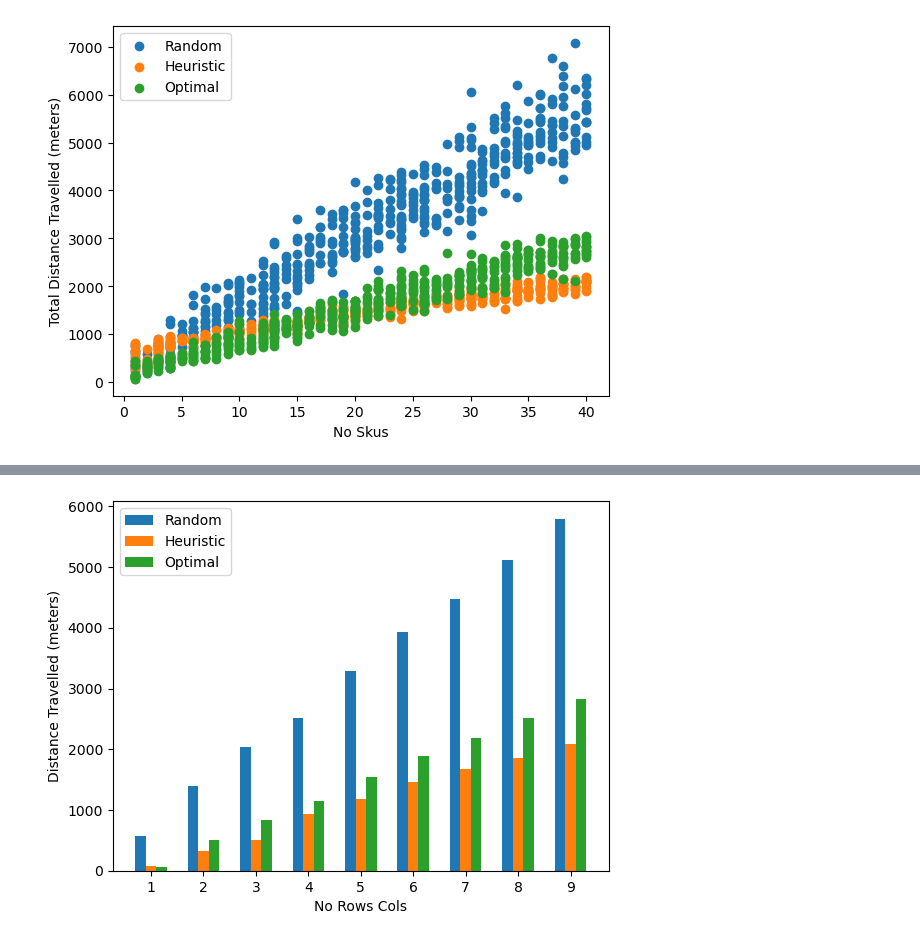
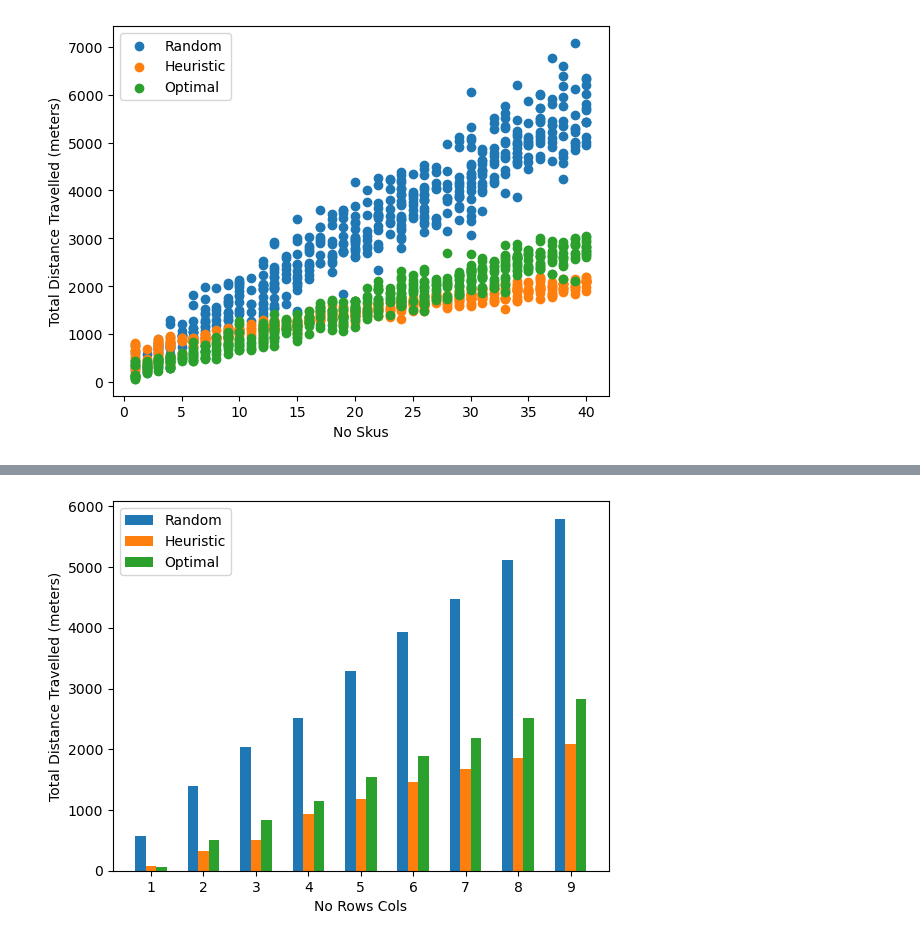
Before and after one commit to CHOwYong/FYP_Order_Picking_Technique, a Jupyter notebook: Analysis.ipynb, the cells around one changed output, grey strips where cells are left out. Saved outputs shown, nothing was run; the diff lists cells and outputs as text; code cells hidden in the pictures.

```diff
--- a/Analysis.ipynb
+++ b/Analysis.ipynb
@@ -118,23 +118,23 @@ plt.show()
 # %%
 """
 Plot distance travelled against no of SKUS
 """
 rowsColsData = dbEffectRangeCols.groupby("NO ROWS COLS", as_index = False)
 dataRandom = rowsColsData["DIST TRAVELLED RANDOM"].mean()["DIST TRAVELLED RANDOM"]
 dataHeuristic = rowsColsData["DIST TRAVELLED HEURISTIC"].mean()["DIST TRAVELLED HEURISTIC"]
 dataOptimal = rowsColsData["DIST TRAVELLED OPTIMAL"].mean()["DIST TRAVELLED OPTIMAL"]
 x = np.arange(1,10,step=1)
 width = 0.20
 
 plt.bar(x-0.2,dataRandom,width)
 plt.bar(x,dataHeuristic,width)
 plt.bar(x+0.2,dataOptimal,width)
 
 plt.xlabel("No Rows Cols")
-plt.ylabel("Distance Travelled (meters)")
+plt.ylabel("Total Distance Travelled (meters)")
 plt.xticks(x)
 plt.legend(["Random","Heuristic","Optimal"])
 
 plt.show()
 # %% [output]
-[figure, old version]
+[figure, new version]
```
Also changed, not shown: parts of 3 cells of this notebook, 3 other files.
